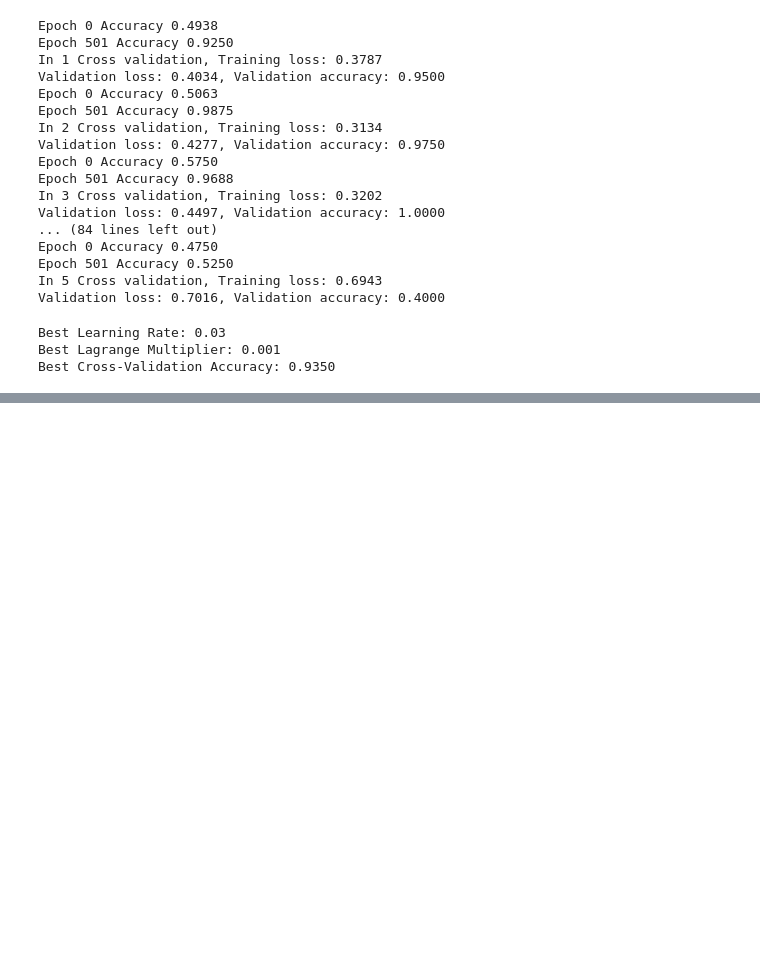
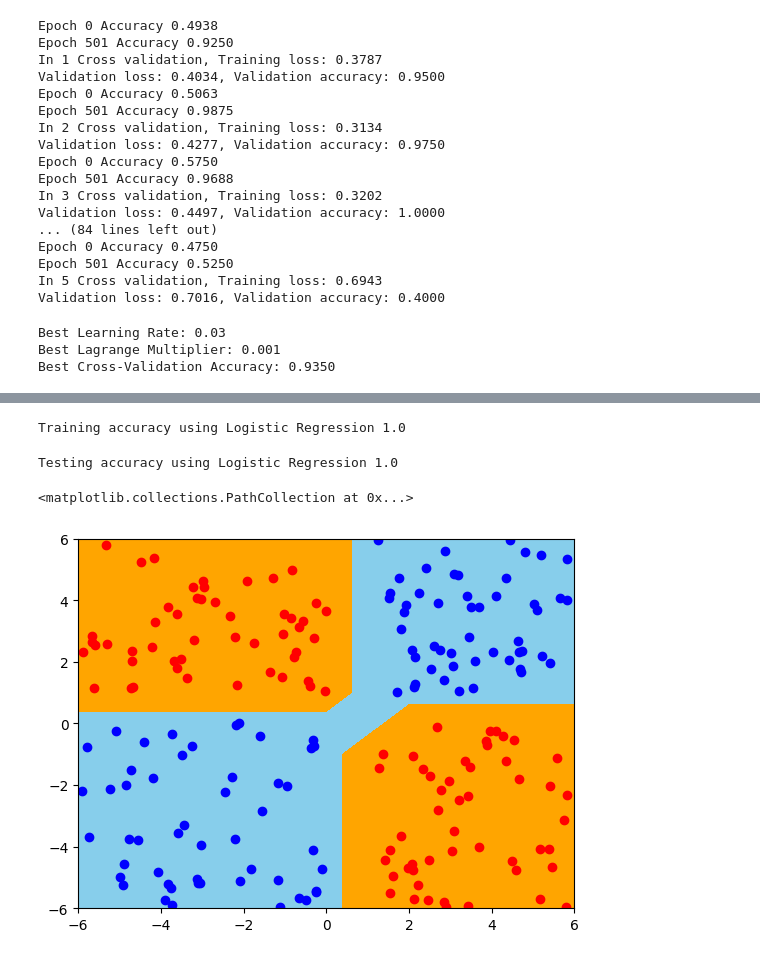
Before and after one commit to rishabh-mondal/es335-24-fall-assignment-3, a Jupyter notebook: question_3.ipynb, the cells around one changed output, grey strips where cells are left out. Drawn from its saved outputs; the diff is of its cells as text; code cells hidden in the pictures; blank space fills up the shorter version.

```diff
--- a/question_3.ipynb
+++ b/question_3.ipynb
@@ -665,0 +797,27 @@ Best Cross-Validation Accuracy: 0.9350
+# %%
+X_train = pd.concat([train_data['x1'], train_data['x2'], train_data['x1']*train_data['x2']], axis = 1)
+X_train.columns = ['x1','x2','x1x2']
+X_train = torch.tensor(X_train.values, dtype= torch.float32)
+y_train = train_data['y']
+y_train = torch.tensor(y_train.values, dtype= torch.float32)
+
+reg = LogisticRegression(3)
+opt = torch.optim.Adam(reg.parameters(), lr=0.01)
+converged = False
+
+prev_loss = 1e8
+
+i = 0
+while not converged:
+    opt.zero_grad()
+    logits = reg(X_train)
+    logits = logits.reshape(-1)
+    loss = F.binary_cross_entropy_with_logits(logits, y_train)
+    loss.backward()
+    opt.step()
+    if i%250==0:
+        print(i, loss.item())
+    if np.abs(prev_loss - loss.item()) < 1e-5:
+        converged = True
+    prev_loss = loss.item()
+    i = i + 1
@@ -665,0 +832,46 @@ Best Cross-Validation Accuracy: 0.9350
+# %%
+pred = F.sigmoid(reg(X_train))
+pred = torch.where(pred > 0.5 , 1.0, 0.0)
+y_train = y_train.reshape(-1, 1)
+correct_pred = torch.sum(pred == y_train)
+acc = correct_pred / len(y_train)
+print(f'Training accuracy using Logistic Regression {acc}')
+# %% [output]
+Training accuracy using Logistic Regression 1.0
+# %%
+X_test = pd.concat([test_data['x1'], test_data['x2'], test_data['x1']*test_data['x2']], axis = 1)
+X_test.columns = ['x1','x2','x1x2']
+X_test = torch.tensor(X_test.values, dtype= torch.float32)
+y_test = test_data['y1']
+y_test = torch.tensor(y_test.values, dtype= torch.float32)
+
+
+pred = F.sigmoid(reg(X_test))
+pred = torch.where(pred > 0.5 , 1.0, 0.0)
+y_test = y_test.reshape(-1, 1)
+correct_pred = torch.sum(pred == y_test)
+acc = correct_pred / len(y_test)
+print(f'Testing accuracy using Logistic Regression {acc}')
+# %% [output]
+Testing accuracy using Logistic Regression 1.0
+# %%
+xx1 = torch.tensor(torch.arange(-6.0,7.0), requires_grad = False)
+xx2 = torch.tensor(torch.arange(-6.0, 7.0), requires_grad = False)
+xx1, xx2 = torch.meshgrid(xx1, xx2)
+xx1 = xx1.reshape(-1, 1)
+xx2 = xx2.reshape(-1, 1)
+xx3 = xx1 * xx2
+# print(xx3)
+data = torch.hstack([xx1, xx2, xx3 ])
+z = reg(data)
+z = torch.where(z > 0.5, 1, 0)
+z = z.reshape(13,13)
+
+fig = plt.figure()
+ax = plt.axes()
+ax.contourf(xx, yy, z, colors = ['skyblue', 'orange', 'orange', 'skyblue'], levels = 2)
+ax.scatter(test_data['x1'][test_data['y1']==0], test_data['x2'][test_data['y1']==0], color = 'blue')
+ax.scatter(test_data['x1'][test_data['y1']==1], test_data['x2'][test_data['y1']==1], color = 'red')
+# %% [output]
+<matplotlib.collections.PathCollection at 0x...>
+[figure, added]
```
Also changed, not shown: parts of 9 cells of this notebook.
